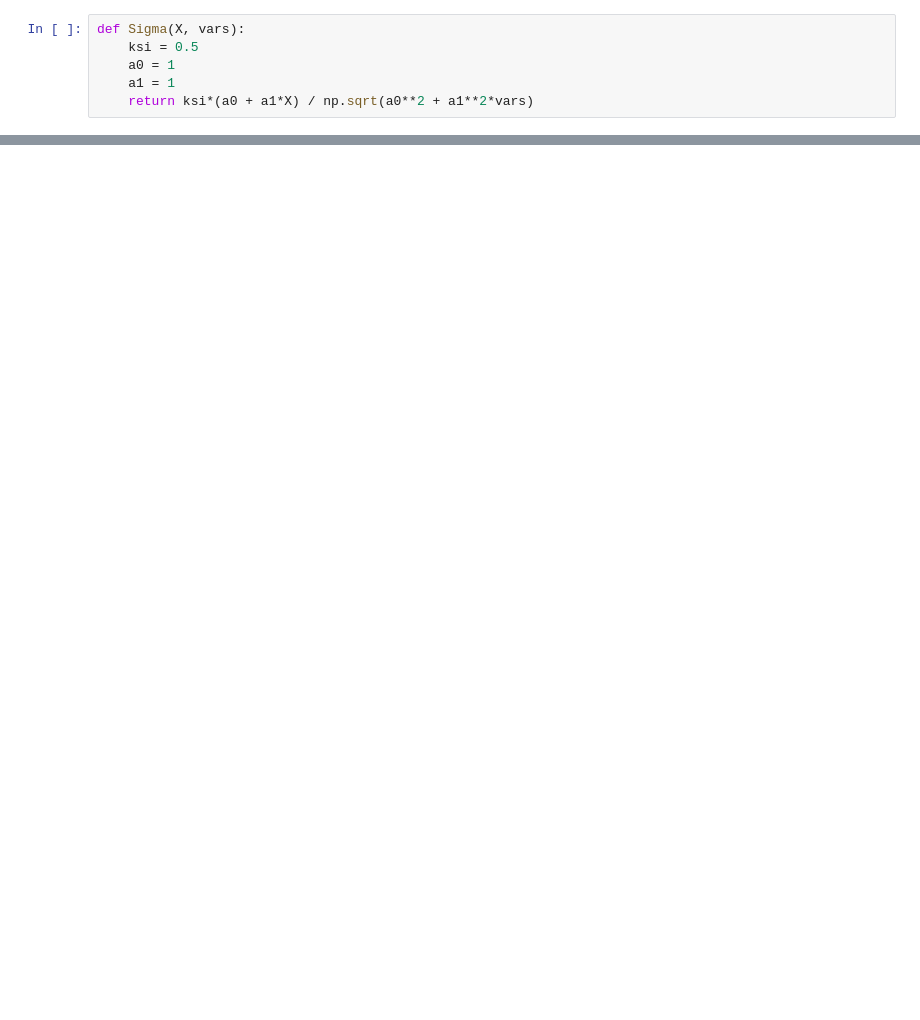
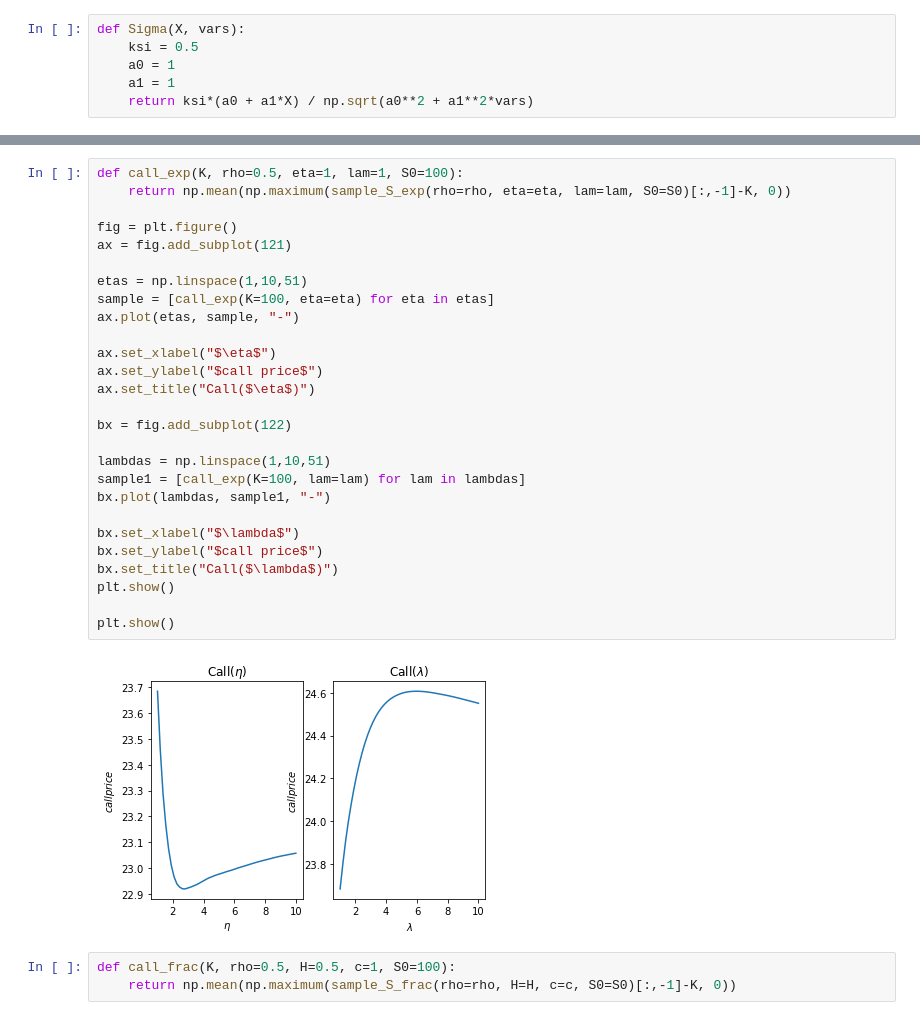
Before and after one commit to GearlessJohn/deep-pricing, a Jupyter notebook: src/simulation_Xt.ipynb, the cells around one changed output, grey strips where cells are left out. Cells and saved outputs as stored; diff of their text form; blank space fills up the shorter version.

```diff
--- a/src/simulation_Xt.ipynb
+++ b/src/simulation_Xt.ipynb
@@ -214,0 +237,32 @@ IC(95%) = [99.822, 100.460]
+# %%
+def call_exp(K, rho=0.5, eta=1, lam=1, S0=100):
+    return np.mean(np.maximum(sample_S_exp(rho=rho, eta=eta, lam=lam, S0=S0)[:,-1]-K, 0))
+
+fig = plt.figure()
+ax = fig.add_subplot(121)
+
+etas = np.linspace(1,10,51)
+sample = [call_exp(K=100, eta=eta) for eta in etas]
+ax.plot(etas, sample, "-")
+
+ax.set_xlabel("$\eta$")
+ax.set_ylabel("$call price$")
+ax.set_title("Call($\eta$)")
+
+bx = fig.add_subplot(122)
+
+lambdas = np.linspace(1,10,51)
+sample1 = [call_exp(K=100, lam=lam) for lam in lambdas]
+bx.plot(lambdas, sample1, "-")
+
+bx.set_xlabel("$\lambda$")
+bx.set_ylabel("$call price$")
+bx.set_title("Call($\lambda$)")
+plt.show()
+
+plt.show()
+# %% [output]
+[figure, added]
+# %%
+def call_frac(K, rho=0.5, H=0.5, c=1, S0=100):
+    return np.mean(np.maximum(sample_S_frac(rho=rho, H=H, c=c, S0=S0)[:,-1]-K, 0))
```
Also changed, not shown: parts of 13 cells of this notebook.
